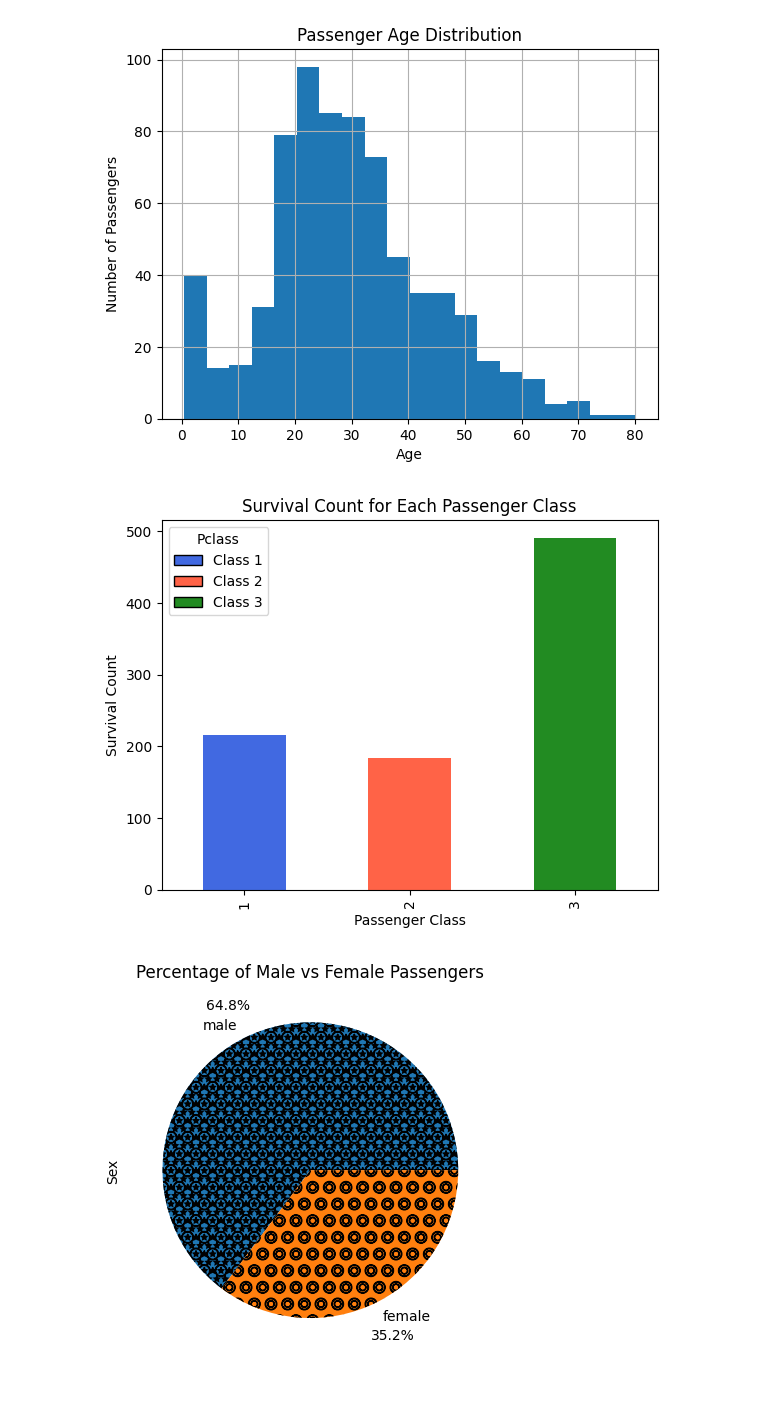
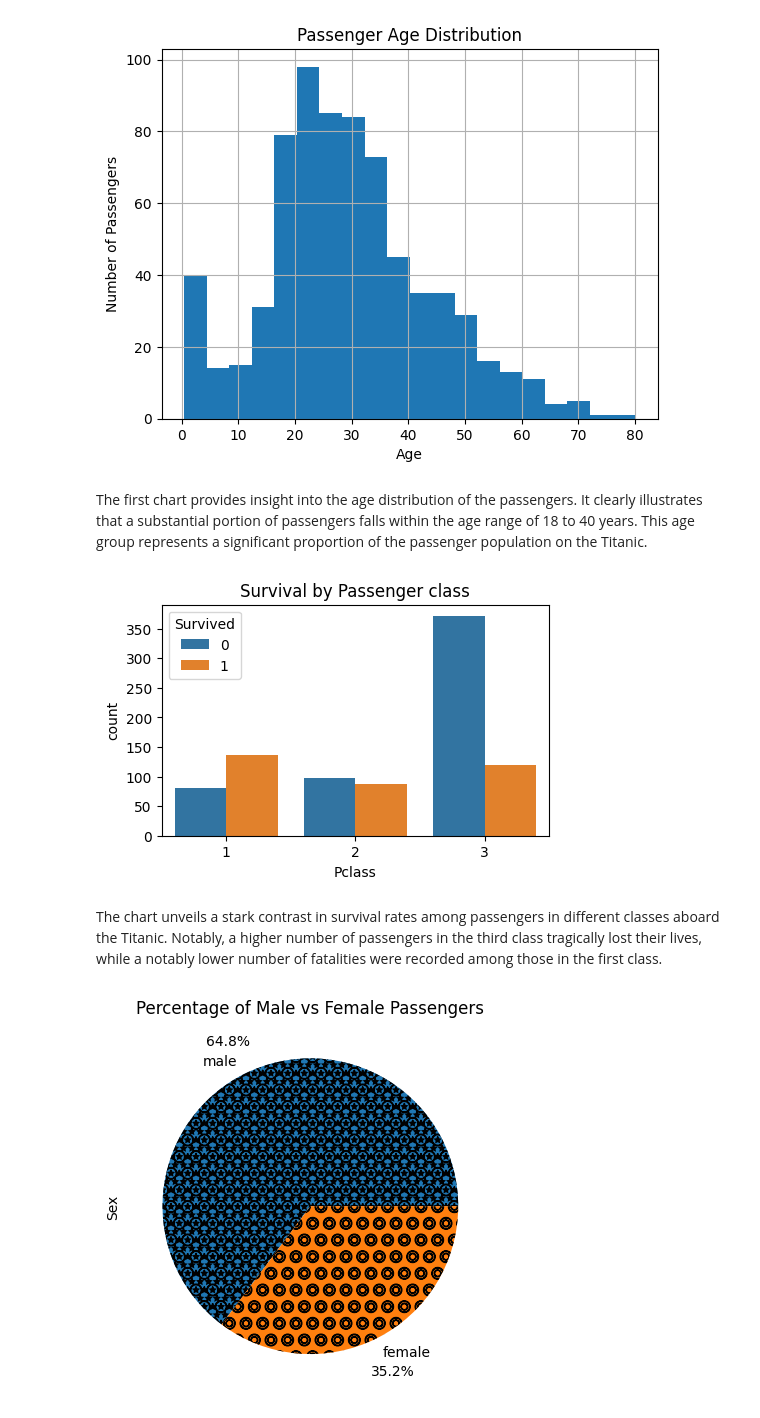
Before and after one commit to harrisonacha/SQLProjectHub, a Jupyter notebook: Titanic_Data_Set.ipynb, the cells around one changed output. Saved outputs shown, nothing was run; the diff lists cells and outputs as text; code cells hidden in the pictures.

```diff
--- a/Titanic_Data_Set.ipynb
+++ b/Titanic_Data_Set.ipynb
@@ -138,21 +161,18 @@ plt.title('Passenger Age Distribution')
 plt.show()
 # %% [output]
 [figure]
-# %%
-#Create a bar chart showing the survival count for each passenger class (Pclass).
-colors = ['royalblue', 'tomato', 'forestgreen']
-df.groupby('Pclass')['Survived'].count().plot(kind='bar', color=colors)
-plt.xlabel('Passenger Class')
-plt.ylabel('Survival Count')
-plt.title('Survival Count for Each Passenger Class')
-
-handles = [plt.Rectangle((0,0),1,1, color=colors[i], ec="k") for i in range(len(colors))]
-labels = ['Class 1', 'Class 2', 'Class 3']
-
-plt.legend(handles, labels, title='Pclass')
-plt.show()
-# %% [output]
-[figure, removed]
+# %% [markdown]
+The first chart provides insight into the age distribution of the passengers. It clearly illustrates that a substantial portion of passengers falls within the age range of 18 to 40 years. This age group represents a significant proportion of the passenger population on the Titanic.
+# %%
+#Create a bar chart showing the survival count for each passenger class (Pclass).
+plt.figure(figsize=(5,3))
+plt.title('Survival by Passenger class')
+sns.countplot(data=df, x='Pclass', hue ='Survived')
+plt.show()
+# %% [output]
+[figure, added]
+# %% [markdown]
+The chart unveils a stark contrast in survival rates among passengers in different classes aboard the Titanic. Notably, a higher number of passengers in the third class tragically lost their lives, while a notably lower number of fatalities were recorded among those in the first class.
 # %%
 # Create a pie chart showing the percentage of male and female passengers.
 df['Sex'].value_counts().plot(kind='pie', autopct='%1.1f%%', pctdistance=1.25, hatch=['**O', 'oO', 'O.O', '.||.'])
```
Also changed, not shown: parts of 10 cells of this notebook.
